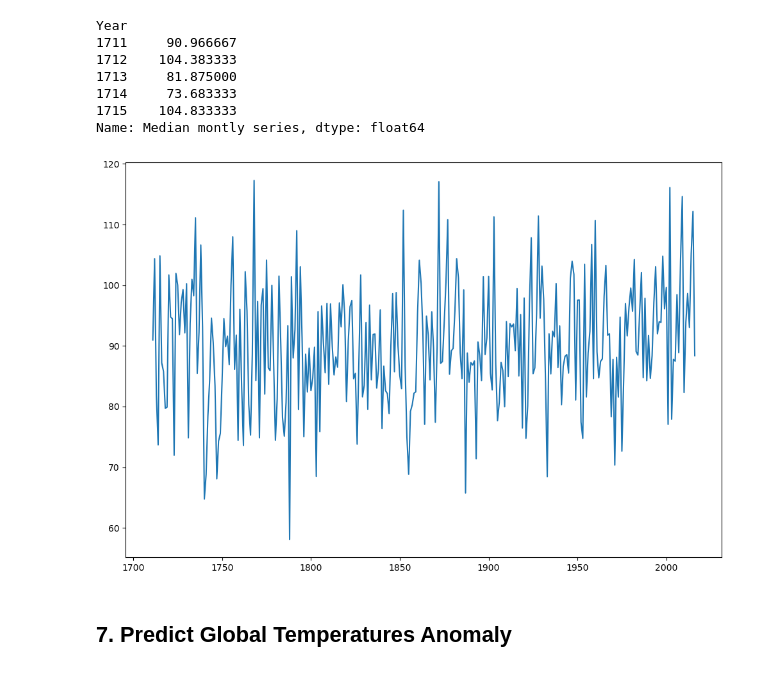
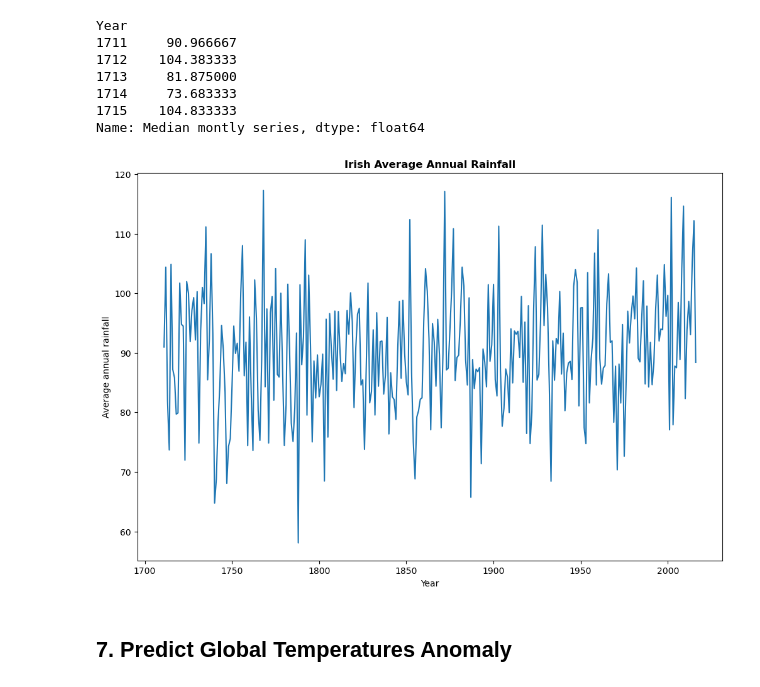
Before and after one commit to lgrealish/PfDA_Project_2, a Jupyter notebook: PfDA_Assignment2.ipynb, the cells around one changed output. Drawn from its saved outputs; the diff is of its cells as text; code cells hidden in the pictures.

```diff
--- a/PfDA_Assignment2.ipynb
+++ b/PfDA_Assignment2.ipynb
@@ -528,11 +574,15 @@ Name: Median montly series, dtype: float64
 # %%
 irish_rainfall_trend=irish_rain_annual.mean()
 
 plt.figure(figsize=(12,8))
 plt.plot(irish_rain_annual)
+plt.xlabel('Year')
+plt.ylabel('Average annual rainfall')
+plt.title('Irish Average Annual Rainfall', weight="bold")
+
 plt.show()
 # %% [output]
-[figure, old version]
+[figure, new version]
 # %% [markdown]
 ## 7. Predict Global Temperatures Anomaly <a id="predict-anomaly"></a>
 # %%
```
Also changed, not shown: parts of 23 cells of this notebook, 10 other files.
